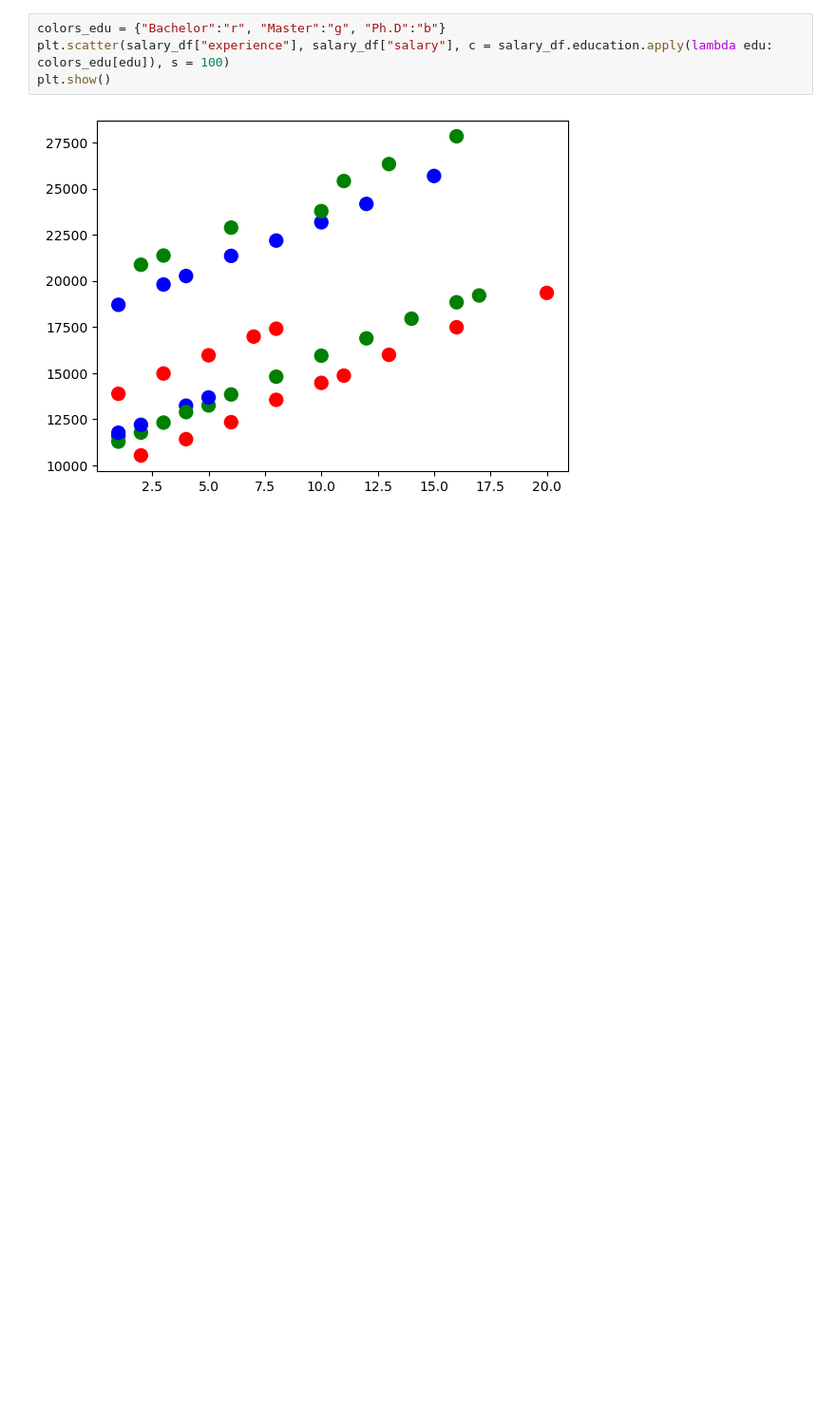
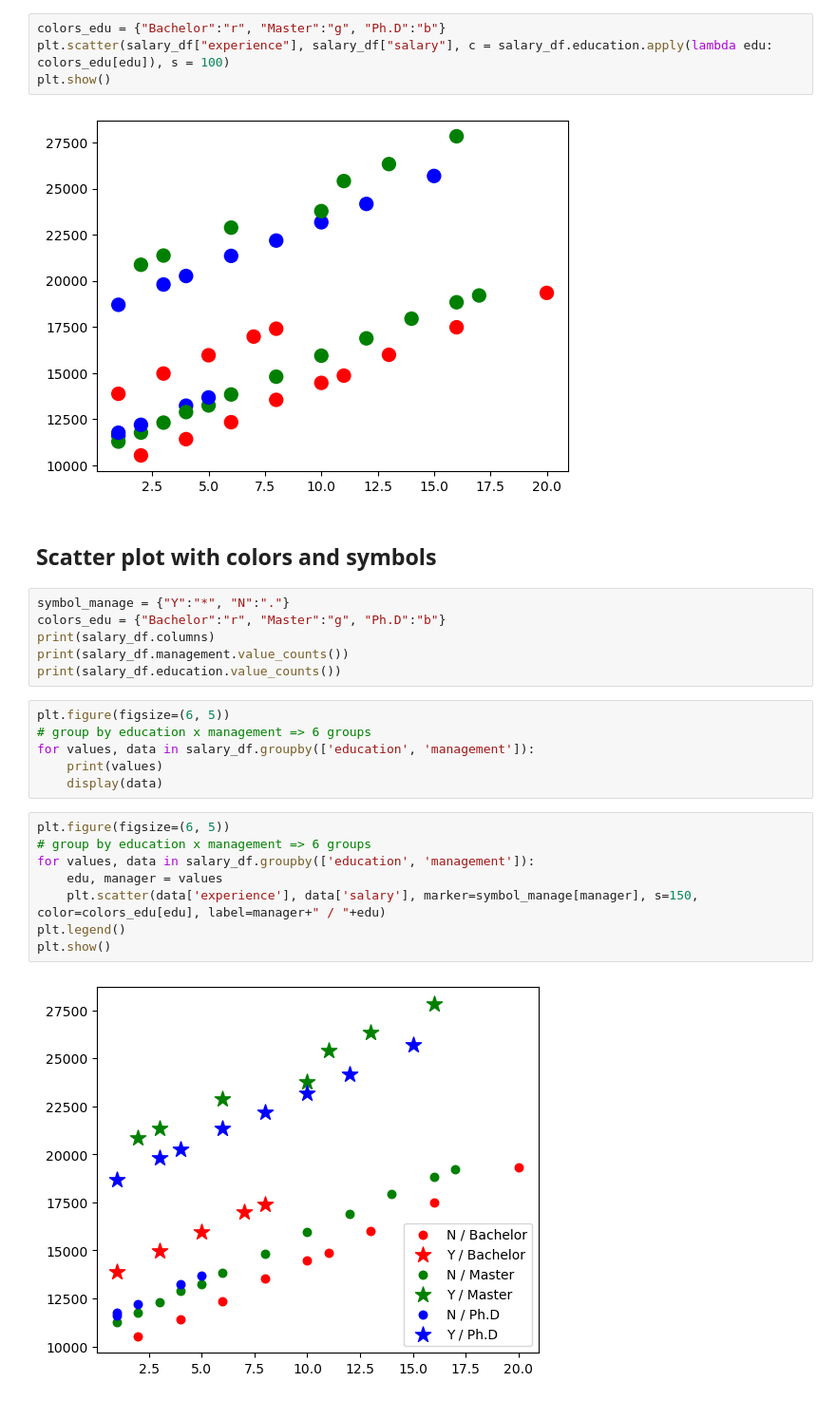
Before and after one commit to toarnabtrainer/SVGI-Data-Science-Course-Batch-1, a Jupyter notebook: Data Visualization.ipynb, the cells around one changed output. Shown at 95% size. Cells and saved outputs as stored; diff of their text form; blank space fills up the shorter version.

```diff
--- a/Data Visualization.ipynb
+++ b/Data Visualization.ipynb
@@ -137,3 +137,27 @@ plt.scatter(salary_df["experience"], salary_df["salary"], c = salary_df.educatio
 plt.show()
 # %% [output]
 [figure]
+# %% [markdown]
+## **Scatter plot with colors and symbols**
+# %%
+symbol_manage = {"Y":"*", "N":"."}
+colors_edu = {"Bachelor":"r", "Master":"g", "Ph.D":"b"}
+print(salary_df.columns)
+print(salary_df.management.value_counts())
+print(salary_df.education.value_counts())
+# %%
+plt.figure(figsize=(6, 5))
+# group by education x management => 6 groups
+for values, data in salary_df.groupby(['education', 'management']):
+    print(values)
+    display(data)
+# %%
+plt.figure(figsize=(6, 5))
+# group by education x management => 6 groups
+for values, data in salary_df.groupby(['education', 'management']):
+    edu, manager = values
+    plt.scatter(data['experience'], data['salary'], marker=symbol_manage[manager], s=150, color=colors_edu[edu], label=manager+" / "+edu)
+plt.legend()
+plt.show()
+# %% [output]
+[figure, added]
```
